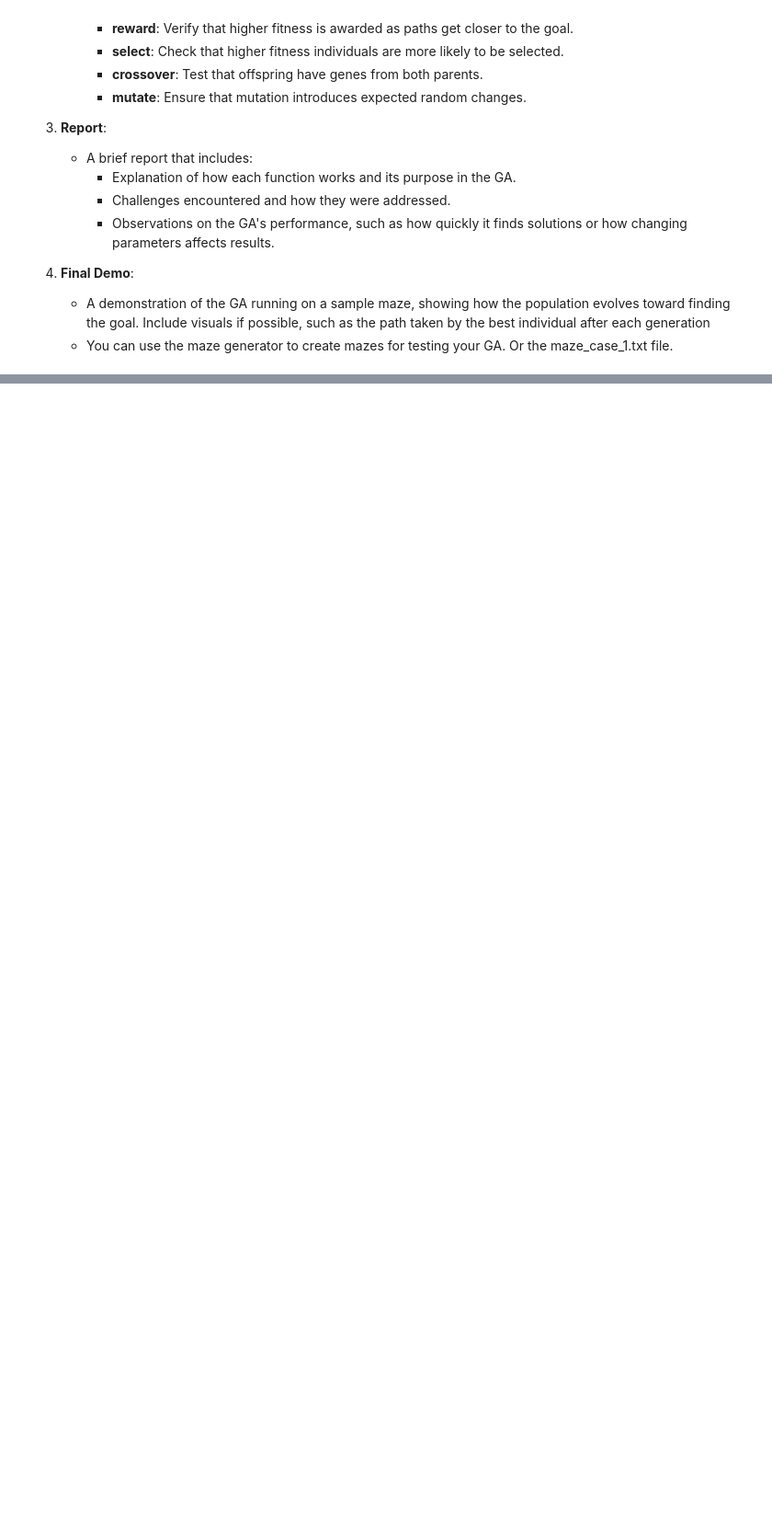
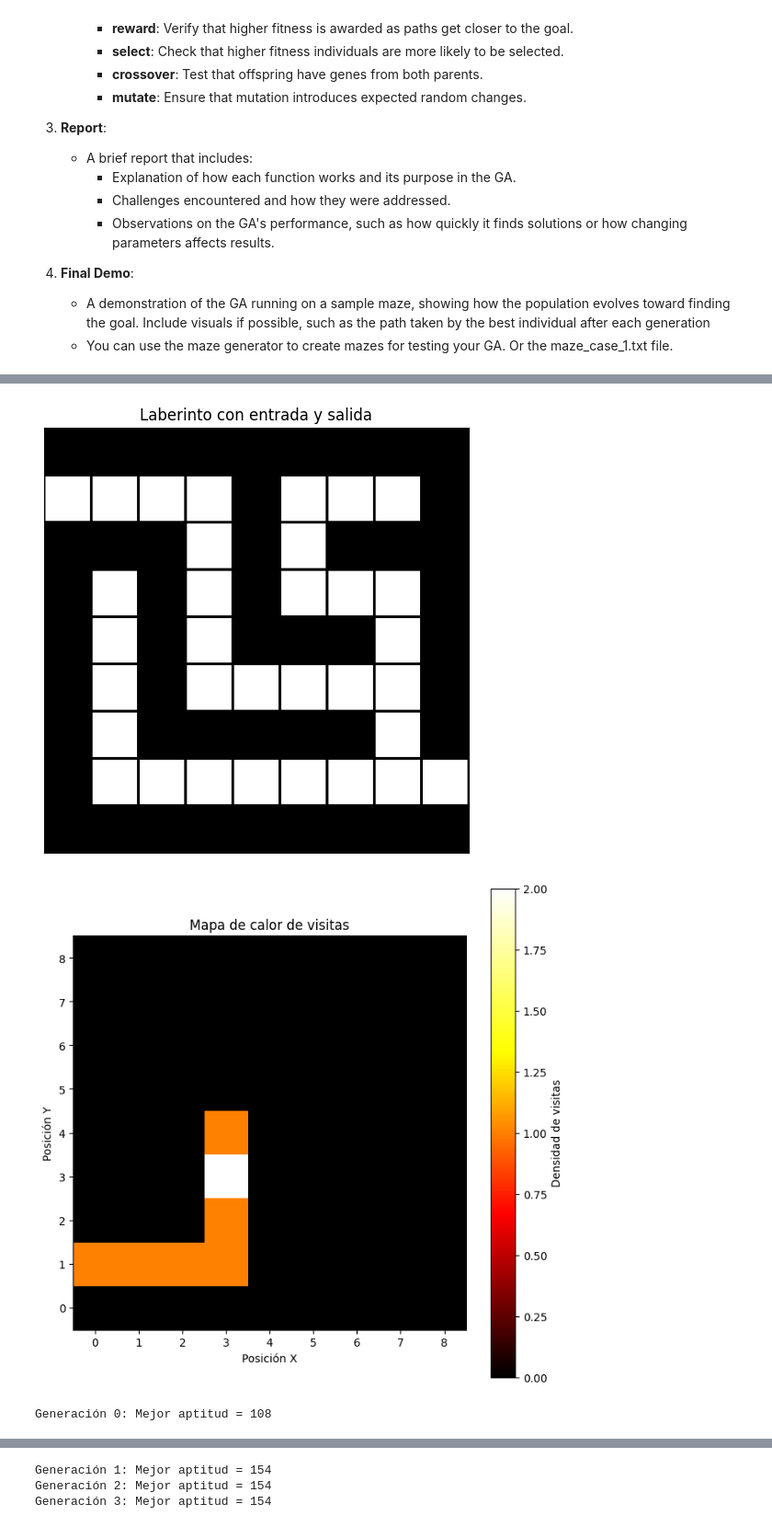
Before and after one commit to mews6/MOS-guide, a Jupyter notebook: labs/lab5/Lab 5.ipynb, the cells around one changed output, grey strips where cells are left out. Shown at 92% size. Drawn from its saved outputs; the diff is of its cells as text; code cells hidden in the pictures; blank space fills up the shorter version.

```diff
--- a/labs/lab5/Lab 5.ipynb
+++ b/labs/lab5/Lab 5.ipynb
@@ -717,24 +816,24 @@ def mutate(individual, mutation_rate):
 def evolve(population, maze, start, end, generations=100, mutation_rate=0.2):
     best_individual = None
     best_fitness = float('-inf')
+    visit_counts = np.zeros_like(maze, dtype=int)
 
     for generation in range(generations):
         fitnesses = [reward(individual, maze, start, end) for individual in population]
-
 
         current_best_fitness = max(fitnesses)
         current_best_individual = population[fitnesses.index(current_best_fitness)]
         if current_best_fitness > best_fitness:
             best_fitness = current_best_fitness
             best_individual = current_best_individual
+            update_visit_counts(maze, best_individual, start, visit_counts)
+            create_heatmap(visit_counts)
 
         new_population = [best_individual]  # Elitismo: pasar el mejor individuo
-
 
         min_fitness = min(fitnesses)
         if min_fitness < 0:
             fitnesses = [f - min_fitness + 1 for f in fitnesses]
-
 
         while len(new_population) < len(population):
             parent1 = select(population, fitnesses)
@@ -747,30 +846,92 @@ def evolve(population, maze, start, end, generations=100, mutation_rate=0.2):
         population = new_population[:len(population)]
 
         print(f"Generación {generation}: Mejor aptitud = {best_fitness}")
 
         if best_fitness >= 1000:
             print("¡Objetivo alcanzado en la generación", generation, "!")
             break
 
     return best_individual
+
 
 def update_visit_counts(maze, path, start, visit_counts):
     x, y = start
     visit_counts[x, y] += 1
     for move in path:
         if move == 0:  # Derecha
             y += 1
         elif move == 1:  # Izquierda
             y -= 1
         elif move == 2:  # Arriba
             x -= 1
         elif move == 3:  # Abajo
             x += 1
 
         if 0 <= x < maze.shape[0] and 0 <= y < maze.shape[1]:
             if maze[x, y] == 0:
                 visit_counts[x, y] += 1
             else:
                 break
         else:
             break
+
+import matplotlib.pyplot as plt
+from matplotlib.colors import ListedColormap
+
+def plot_solution(maze, path, start, end):
+    x, y = start
+    maze_copy = maze.copy()
+    maze_copy[start] = 3  # Inicio
+    maze_copy[end] = 4    # Fin
+
+    for move in path:
+        if move == 0:  # Derecha
+            y += 1
+        elif move == 1:  # Izquierda
+            y -= 1
+        elif move == 2:  # Arriba
+            x -= 1
+        elif move == 3:  # Abajo
+            x += 1
+
+        if 0 <= x < maze.shape[0] and 0 <= y < maze.shape[1]:
+            if maze[x, y] == 0:
+                maze_copy[x, y] = 2
+            else:
+                break
+        else:
+            break
+
+    cmap = ListedColormap(['white', 'black', 'yellow', 'red', 'blue'])
+    plt.figure(figsize=(10, 10))
+    plt.pcolor(maze_copy[::-1], cmap=cmap, edgecolors='k', linewidths=0.5)
+    plt.gca().set_aspect('equal')
+    plt.xticks([])
+    plt.yticks([])
+    plt.title('Solución encontrada en el laberinto')
+    plt.show()
+
+dim = 4
+maze = create_maze(dim)
+display_maze(maze)
+start = (1, 0)
+end = (maze.shape[0] - 2, maze.shape[1] - 1)
+
+population_size = 800
+genome_length = 150
+population = generate_population(size=population_size, genome_length=genome_length)
+
+best_path = evolve(population, maze, start, end, generations=5000, mutation_rate=0.15)
+
+print("Mejor camino encontrado:", best_path)
+
+visit_counts = np.zeros_like(maze, dtype=int)
+update_visit_counts(maze, best_path, start, visit_counts)
+create_heatmap(visit_counts)
+
+# Graficar la solución encontrada
+plot_solution(maze, best_path, start, end)
+# %% [output]
+[figure, added]
+[figure, added]
+Generación 0: Mejor aptitud = 108
@@ -776,0 +939,3 @@ def update_visit_counts(maze, path, start, visit_counts):
+Generación 1: Mejor aptitud = 154
+Generación 2: Mejor aptitud = 154
+Generación 3: Mejor aptitud = 154
```
Also changed, not shown: parts of 13 cells of this notebook.
